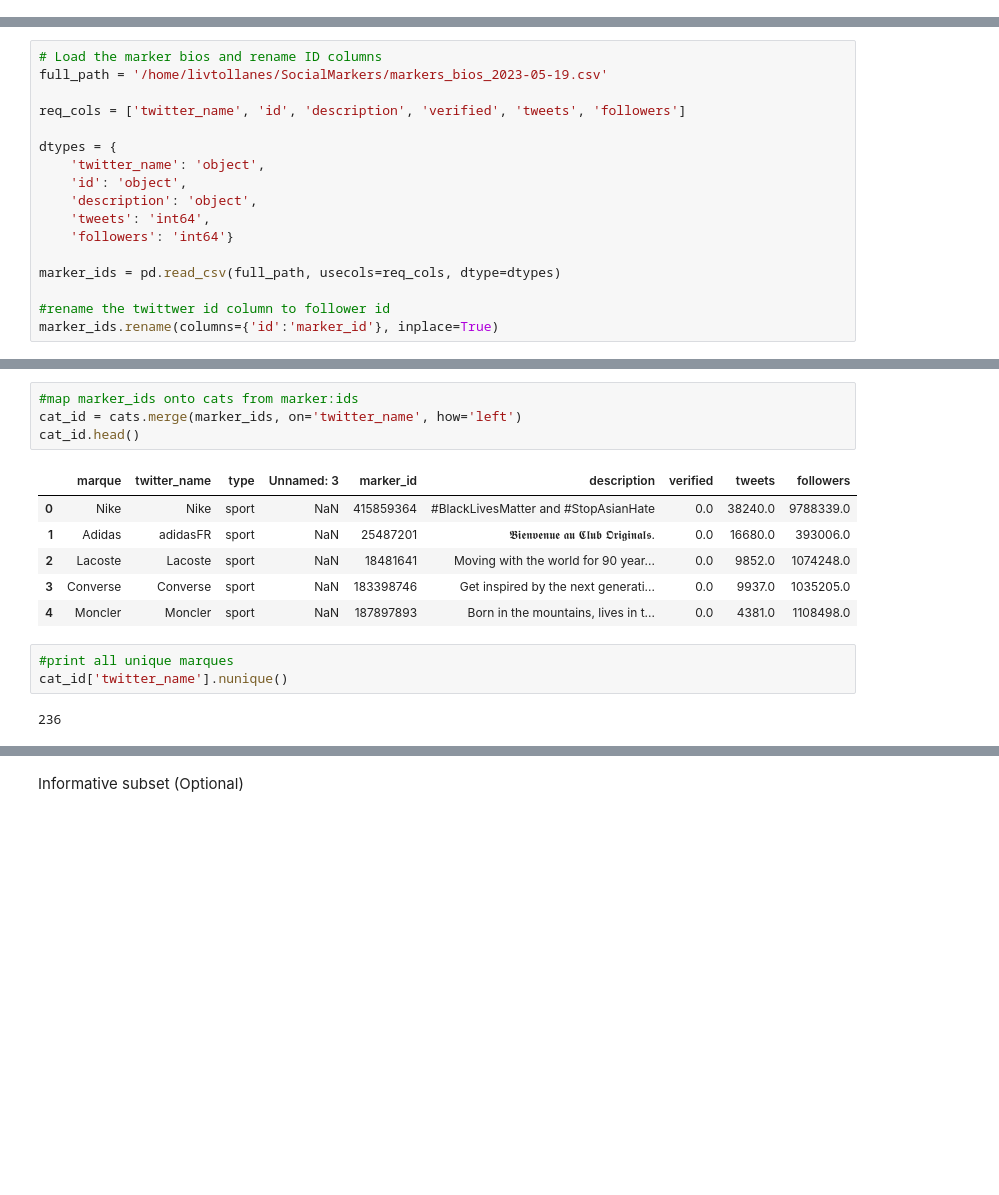
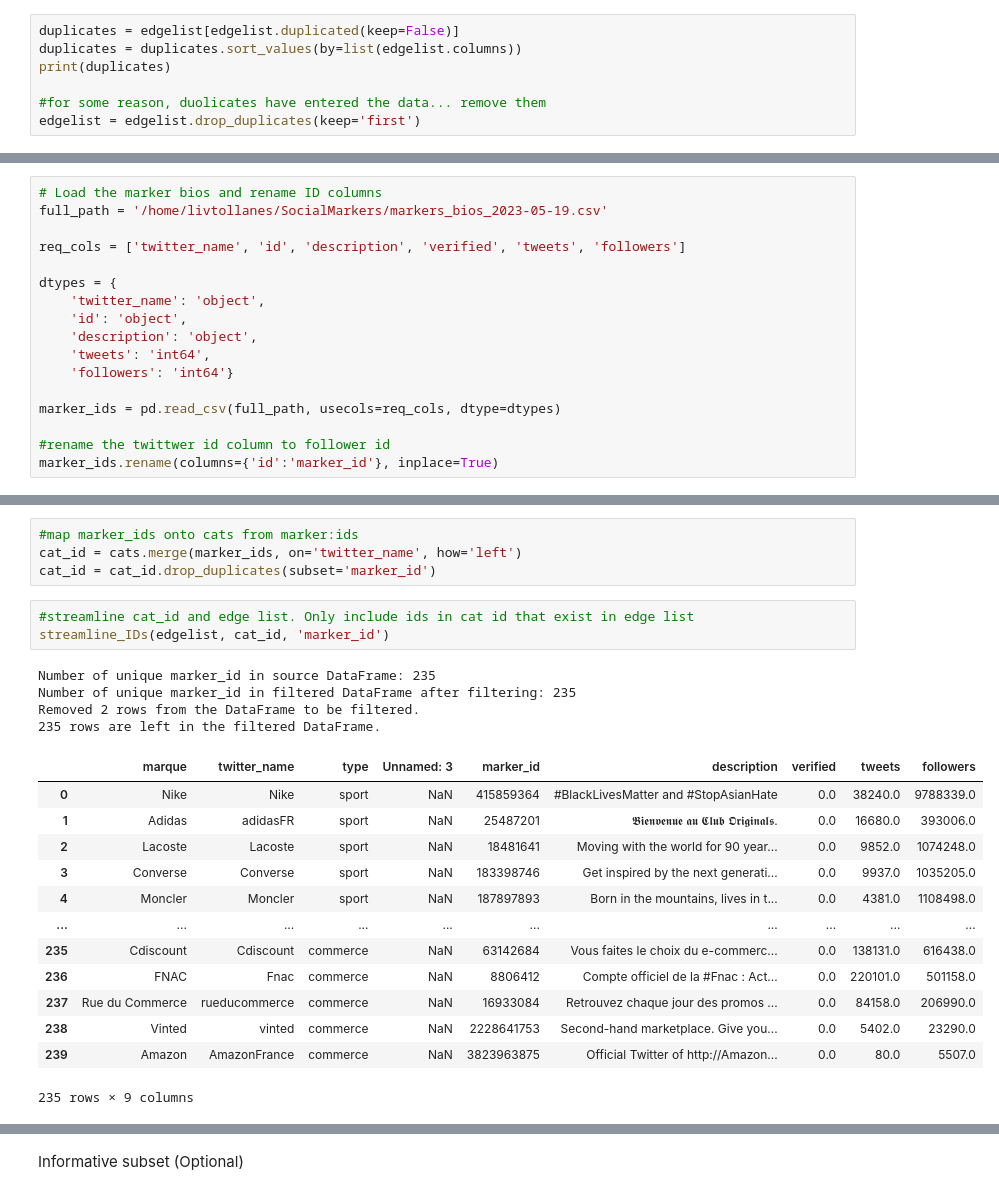
Before and after one commit to livtol99/Liv-Stage---FOCOS-Hand-Over, a Jupyter notebook: Code/Connectedness.ipynb, the cells around one changed output, grey strips where cells are left out. Drawn from its saved outputs; the diff is of its cells as text; blank space fills up the shorter version.

```diff
--- a/Code/Connectedness.ipynb
+++ b/Code/Connectedness.ipynb
@@ -23,3 +27,10 @@ dtypes = {'marker_id': 'object',
           'follower_id': 'object'}
 
 edgelist = pd.read_csv(full_path1, encoding='utf-8', dtype=dtypes, usecols=req_cols)
+# %%
+duplicates = edgelist[edgelist.duplicated(keep=False)]
+duplicates = duplicates.sort_values(by=list(edgelist.columns))
+print(duplicates)
+
+#for some reason, duolicates have entered the data... remove them
+edgelist = edgelist.drop_duplicates(keep='first')
@@ -53,19 +109,28 @@ marker_ids.rename(columns={'id':'marker_id'}, inplace=True)
 # %%
 #map marker_ids onto cats from marker:ids
 cat_id = cats.merge(marker_ids, on='twitter_name', how='left')
-cat_id.head()
+cat_id = cat_id.drop_duplicates(subset='marker_id')
-# %% [output]
-|  | marque | twitter_name | type | Unnamed: 3 | marker_id | description | verified | tweets | followers |
-| 0 | Nike | Nike | sport | NaN | 415859364 | #BlackLivesMatter and #StopAsianHate | 0.0 | 38240.0 | 9788339.0 |
-| 1 | Adidas | adidasFR | sport | NaN | 25487201 | 𝕭𝖎𝖊𝖓𝖛𝖊𝖓𝖚𝖊 𝖆𝖚 𝕮𝖑𝖚𝖇 𝕺𝖗𝖎𝖌𝖎𝖓𝖆𝖑𝖘. | 0.0 | 16680.0 | 393006.0 |
-| 2 | Lacoste | Lacoste | sport | NaN | 18481641 | Moving with the world for 90 year... | 0.0 | 9852.0 | 1074248.0 |
-| 3 | Converse | Converse | sport | NaN | 183398746 | Get inspired by the next generati... | 0.0 | 9937.0 | 1035205.0 |
-| 4 | Moncler | Moncler | sport | NaN | 187897893 | Born in the mountains, lives in t... | 0.0 | 4381.0 | 1108498.0 |
-# %%
-#print all unique marques
-cat_id['twitter_name'].nunique()
-# %% [output]
-236
+# %%
+#streamline cat_id and edge list. Only include ids in cat id that exist in edge list
+streamline_IDs(edgelist, cat_id, 'marker_id')
+# %% [output]
+Number of unique marker_id in source DataFrame: 235
+Number of unique marker_id in filtered DataFrame after filtering: 235
+Removed 2 rows from the DataFrame to be filtered.
+235 rows are left in the filtered DataFrame.
+|  | marque | twitter_name | type | Unnamed: 3 | marker_id | description | verified | tweets | followers |
+| 0 | Nike | Nike | sport | NaN | 415859364 | #BlackLivesMatter and #StopAsianHate | 0.0 | 38240.0 | 9788339.0 |
+| 1 | Adidas | adidasFR | sport | NaN | 25487201 | 𝕭𝖎𝖊𝖓𝖛𝖊𝖓𝖚𝖊 𝖆𝖚 𝕮𝖑𝖚𝖇 𝕺𝖗𝖎𝖌𝖎𝖓𝖆𝖑𝖘. | 0.0 | 16680.0 | 393006.0 |
+| 2 | Lacoste | Lacoste | sport | NaN | 18481641 | Moving with the world for 90 year... | 0.0 | 9852.0 | 1074248.0 |
+| 3 | Converse | Converse | sport | NaN | 183398746 | Get inspired by the next generati... | 0.0 | 9937.0 | 1035205.0 |
+| 4 | Moncler | Moncler | sport | NaN | 187897893 | Born in the mountains, lives in t... | 0.0 | 4381.0 | 1108498.0 |
+| ... | ... | ... | ... | ... | ... | ... | ... | ... | ... |
+| 235 | Cdiscount | Cdiscount | commerce | NaN | 63142684 | Vous faites le choix du e-commerc... | 0.0 | 138131.0 | 616438.0 |
+| 236 | FNAC | Fnac | commerce | NaN | 8806412 | Compte officiel de la #Fnac : Act... | 0.0 | 220101.0 | 501158.0 |
+| 237 | Rue du Commerce | rueducommerce | commerce | NaN | 16933084 | Retrouvez chaque jour des promos ... | 0.0 | 84158.0 | 206990.0 |
+| 238 | Vinted | vinted | commerce | NaN | 2228641753 | Second-hand marketplace. Give you... | 0.0 | 5402.0 | 23290.0 |
+| 239 | Amazon | AmazonFrance | commerce | NaN | 3823963875 | Official Twitter of http://Amazon... | 0.0 | 80.0 | 5507.0 |
+235 rows × 9 columns
 # %%
 #Get the twitter_name column from cat_id into the edge list by merging on marker_id
 
```
Also changed, not shown: parts of 21 cells of this notebook, 3 other files.
